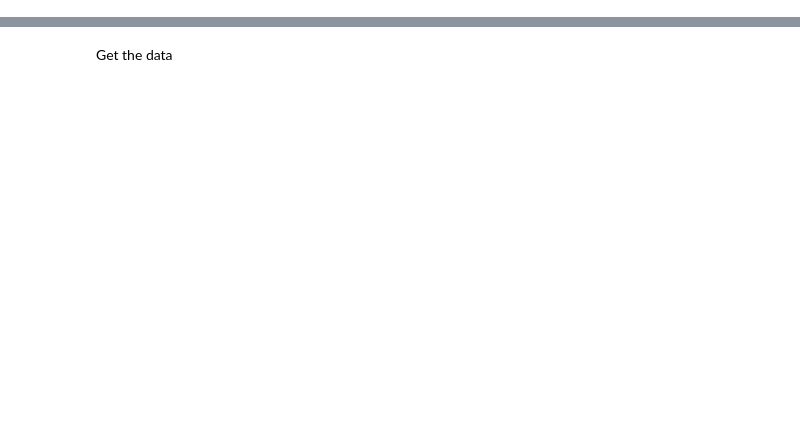
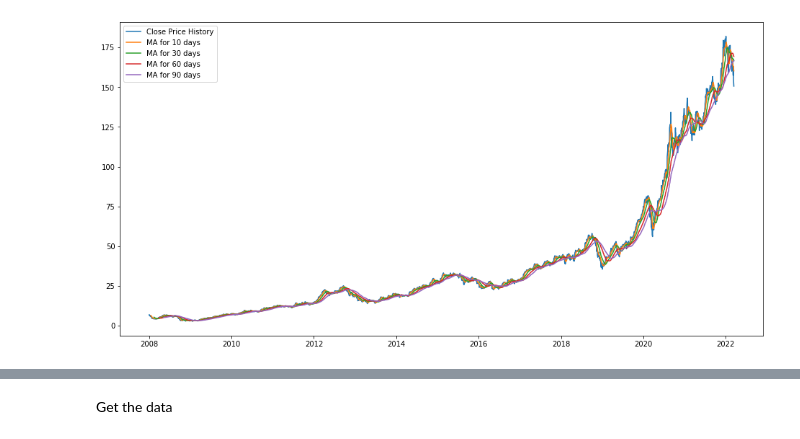
Before and after one commit to abdulbhutta/Apple-Stock-Price-Prediction, a Jupyter notebook: Apple_PricePrediction.ipynb, the cells around one changed output, grey strips where cells are left out. Cells and saved outputs as stored; diff of their text form; code cells hidden in the pictures; blank space fills up the shorter version.

Commit message:
Updated Model 1

```diff
--- a/Apple_PricePrediction.ipynb
+++ b/Apple_PricePrediction.ipynb
@@ -12,0 +77,18 @@ from sklearn.model_selection import train_test_split
+# %%
+#Plot the moving average of the stock to select the best timestep for the LSTM model
+ma_day = [10,30,60, 90]
+
+for ma in ma_day:
+    column_name = "MA for %s days" %(str(ma))
+    data[column_name] = data['Close'].rolling(ma).mean()
+
+#Plot the moving average of the stock
+plt.figure(figsize=(16,8))
+plt.plot(data['Close'], label='Close Price History')
+for ma in ma_day:
+    column_name = "MA for %s days" %(str(ma))
+    plt.plot(data[column_name], label=column_name)
+plt.legend(loc='upper left')
+plt.show()
+# %% [output]
+[figure, added]
```
Also changed, not shown: parts of 47 cells of this notebook, 2 other files.
